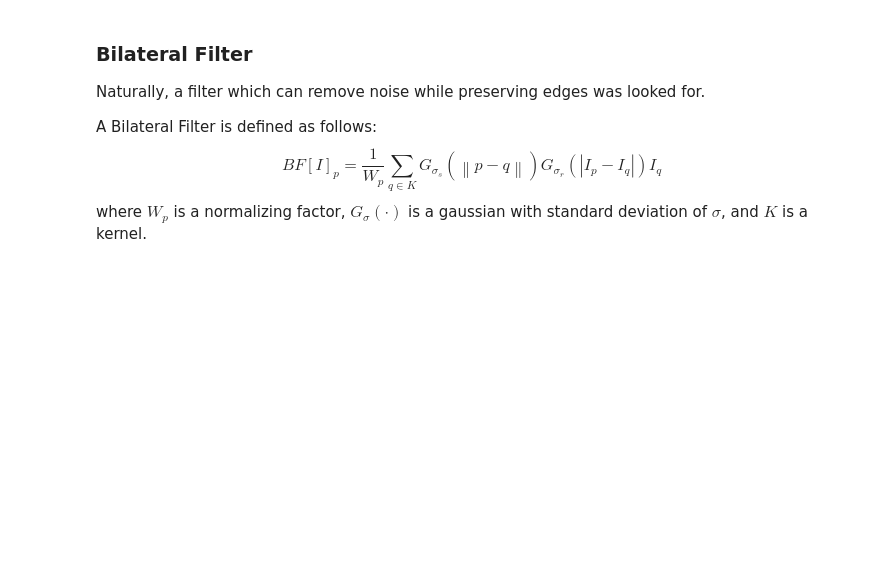
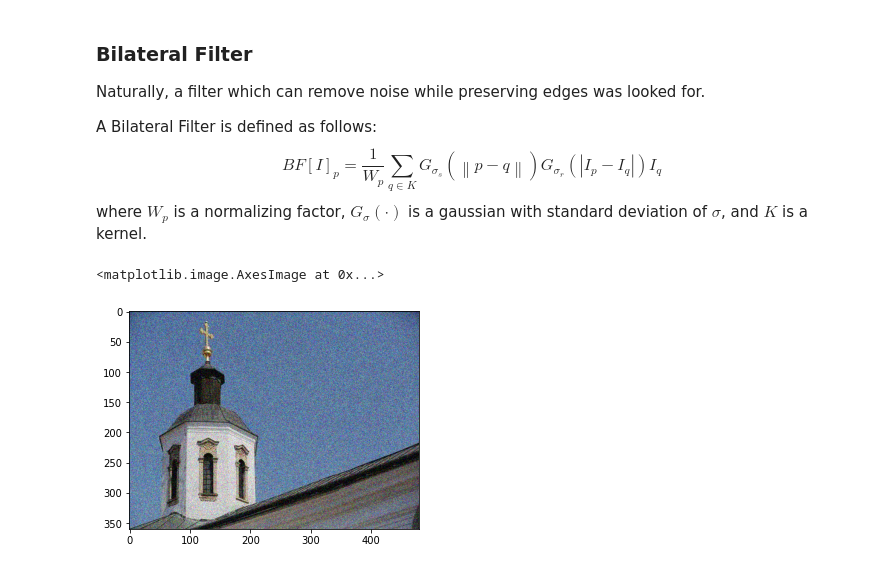
Before and after one commit to w-shimaya/image-processing-lec, a Jupyter notebook: filters.ipynb, the cells around one changed output. Saved outputs shown, nothing was run; the diff lists cells and outputs as text; code cells hidden in the pictures; blank space fills up the shorter version.

```diff
--- a/filters.ipynb
+++ b/filters.ipynb
@@ -315,3 +316,14 @@ $$
 BF[I]_{p} = \frac{1}{W_p} \sum_{q \in K} G_{\sigma_s} \left( \left\| p - q \right\| \right) G_{\sigma_r} \left( \left| I_p - I_q \right| \right) I_q
 $$
 where $W_p$ is a normalizing factor, $G_\sigma (\cdot)$ is a gaussian with standard deviation of $\sigma$, and $K$ is a kernel.
+# %%
+# prepare a sample image
+img = Image.open("./img/church.jpg") # https://pixnio.com/media/gold-church-tower-cross-monastery-religion
+img = np.asarray(img).astype(np.float64) / 255.
+# add noise
+img = img + np.random.normal(size=img.shape) * 0.1
+img = np.clip(img, 0., 1.)
+plt.imshow(img)
+# %% [output]
+<matplotlib.image.AxesImage at 0x...>
+[figure, added]
```
Also changed, not shown: parts of 17 cells of this notebook, 1 other file.
